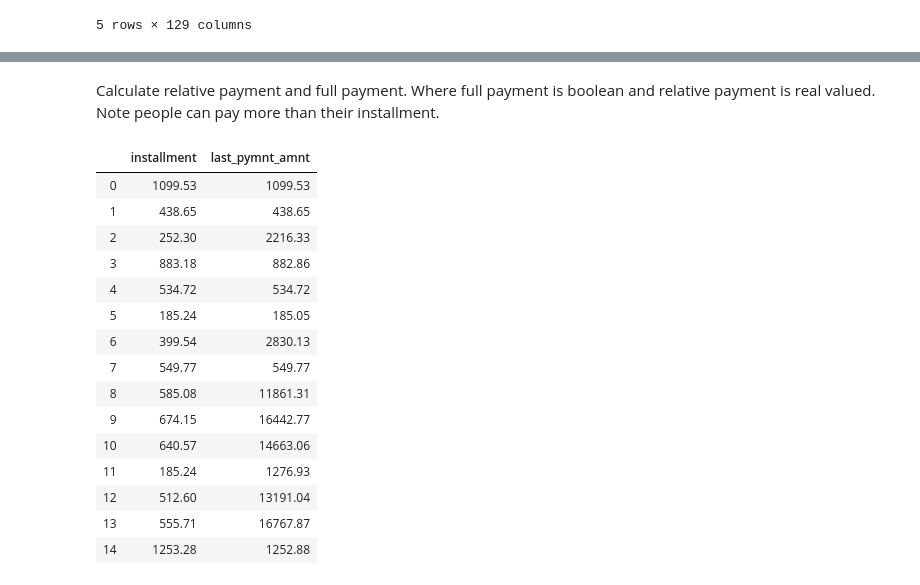
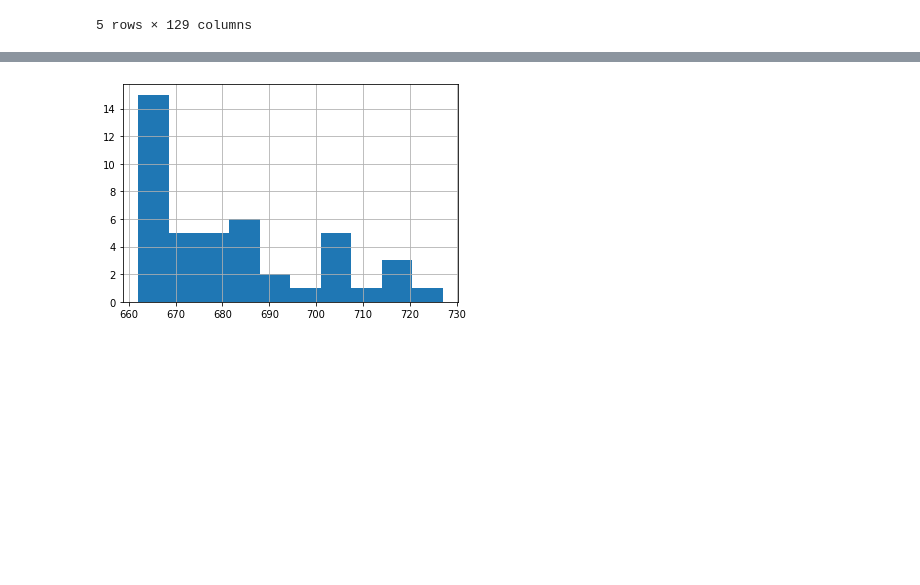
Before and after one commit to FrancescoVassalli/LendingClub, a Jupyter notebook: lendingclub1.ipynb, the cells around one changed output, grey strips where cells are left out. Saved outputs shown, nothing was run; the diff lists cells and outputs as text; code cells hidden in the pictures; blank space fills up the shorter version.

```diff
--- a/lendingclub1.ipynb
+++ b/lendingclub1.ipynb
@@ -53,0 +71,14 @@ df_simple.head()
+# %%
+def emp_length_map(x):
+    if type(x) == str:
+        x=x.replace(' years','')
+        x=x.replace(' year','')
+        x=x.replace('+','')
+        x=x.replace('>','')
+        x=x.replace('<','')
+        x=x.replace(' ','')
+    return x
+# %%
+df_simple['emp_length']=df_simple['emp_length'].apply(emp_length_map)
+df_simple['emp_length']=df_simple['emp_length'].fillna(0)
+set(df_simple['emp_length'])
@@ -53,0 +128,3 @@ df_simple.head()
+# %%
+df_simple['Grade']=df_simple['Grade'].apply(grade_recoding)
+set(df_simple['Grade'])
@@ -54 +149,8 @@ df_simple.head()
+# %%
+def revol_util_map(x):
+    if type(x) == str:
+        x=x.replace('%','')
+        x=float(x)
+    return x
+df_simple['revol_util']=df_simple['revol_util'].apply(revol_util_map)
 # %% [markdown]
@@ -72,24 +172,4 @@ ModuleNotFoundError: No module named 'matplotlib'
 # %%
-default_fico_hist = status_groups.get_group('Default')['credit_score'].hist()
+default_fico_hist = status_groups.get_group('Charged Off')['credit_score'].hist()
+# %% [output]
+[figure, added]
-# %% [markdown]
-Calculate relative payment and full payment. Where full payment is boolean and relative payment is real valued. Note people can pay more than their installment.
-# %%
-test_df = df_simple[['installment','last_pymnt_amnt']]
-test_df.head(15)
-# %% [output]
-|  | installment | last_pymnt_amnt |
-| 0 | 1099.53 | 1099.53 |
-| 1 | 438.65 | 438.65 |
-| 2 | 252.30 | 2216.33 |
-| 3 | 883.18 | 882.86 |
-| 4 | 534.72 | 534.72 |
-| 5 | 185.24 | 185.05 |
-| 6 | 399.54 | 2830.13 |
-| 7 | 549.77 | 549.77 |
-| 8 | 585.08 | 11861.31 |
-| 9 | 674.15 | 16442.77 |
-| 10 | 640.57 | 14663.06 |
-| 11 | 185.24 | 1276.93 |
-| 12 | 512.60 | 13191.04 |
-| 13 | 555.71 | 16767.87 |
-| 14 | 1253.28 | 1252.88 |
```
Also changed, not shown: parts of 53 cells of this notebook.
